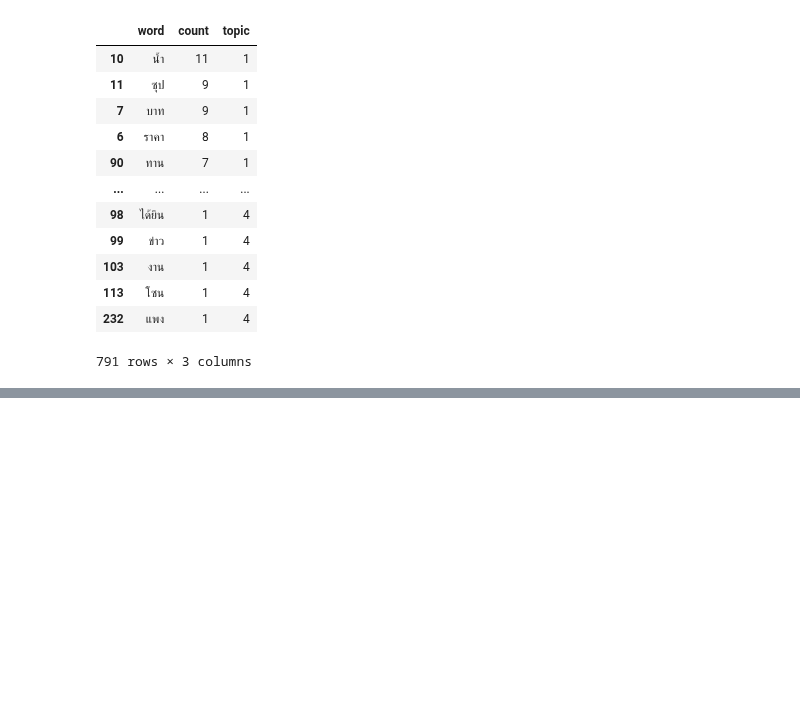
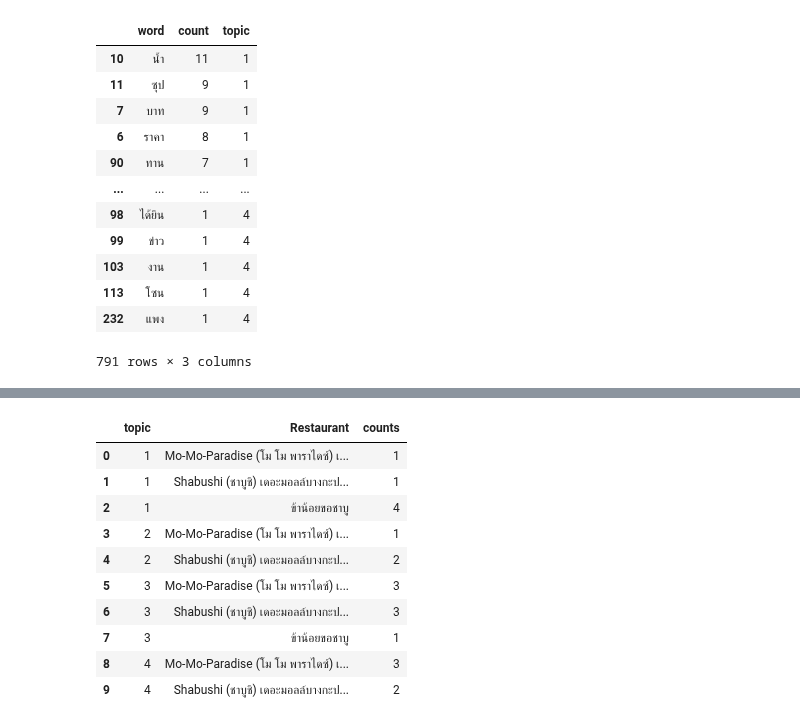
Before and after one commit to PisutSukpool/CRM-Analytics, a Jupyter notebook: Homework 11/Wongnai Review Analysis.ipynb, the cells around one changed output, grey strips where cells are left out. Cells and saved outputs as stored; diff of their text form; code cells hidden in the pictures; blank space fills up the shorter version.

```diff
--- a/Homework 11/Wongnai Review Analysis.ipynb
+++ b/Homework 11/Wongnai Review Analysis.ipynb
@@ -300,0 +372,16 @@ count_words_all
+# %%
+df_relation_topic_rest = df_relation_topic_rest.groupby(['topic','Restaurant']).size().reset_index(name='counts')
+df_relation_topic_rest['topic'] = df_relation_topic_rest['topic'] + 1
+df_relation_topic_rest
+# %% [output]
+|  | topic | Restaurant | counts |
+| 0 | 1 | Mo-Mo-Paradise (โม โม พาราไดซ์) เ... | 1 |
+| 1 | 1 | Shabushi (ชาบูชิ) เดอะมอลล์บางกะป... | 1 |
+| 2 | 1 | ข้าน้อยขอชาบู | 4 |
+| 3 | 2 | Mo-Mo-Paradise (โม โม พาราไดซ์) เ... | 1 |
+| 4 | 2 | Shabushi (ชาบูชิ) เดอะมอลล์บางกะป... | 2 |
+| 5 | 3 | Mo-Mo-Paradise (โม โม พาราไดซ์) เ... | 3 |
+| 6 | 3 | Shabushi (ชาบูชิ) เดอะมอลล์บางกะป... | 3 |
+| 7 | 3 | ข้าน้อยขอชาบู | 1 |
+| 8 | 4 | Mo-Mo-Paradise (โม โม พาราไดซ์) เ... | 3 |
+| 9 | 4 | Shabushi (ชาบูชิ) เดอะมอลล์บางกะป... | 2 |
```
Also changed, not shown: parts of 9 cells of this notebook.
